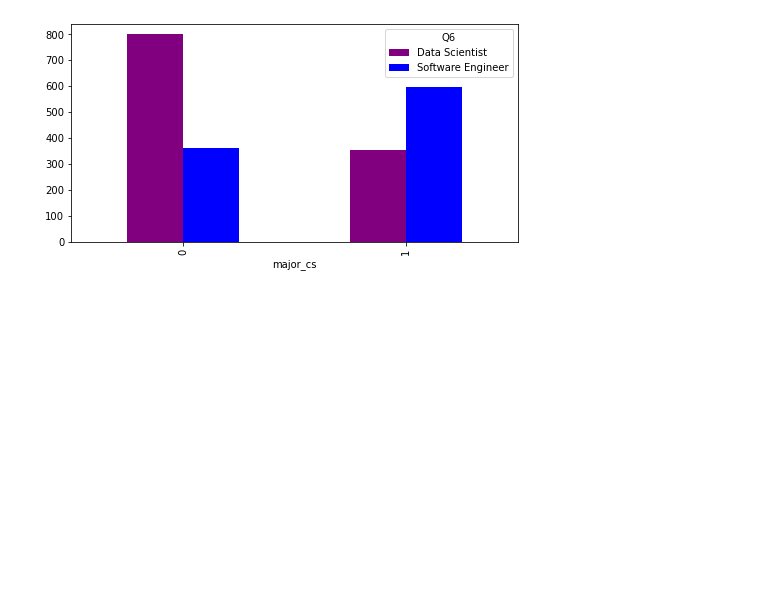
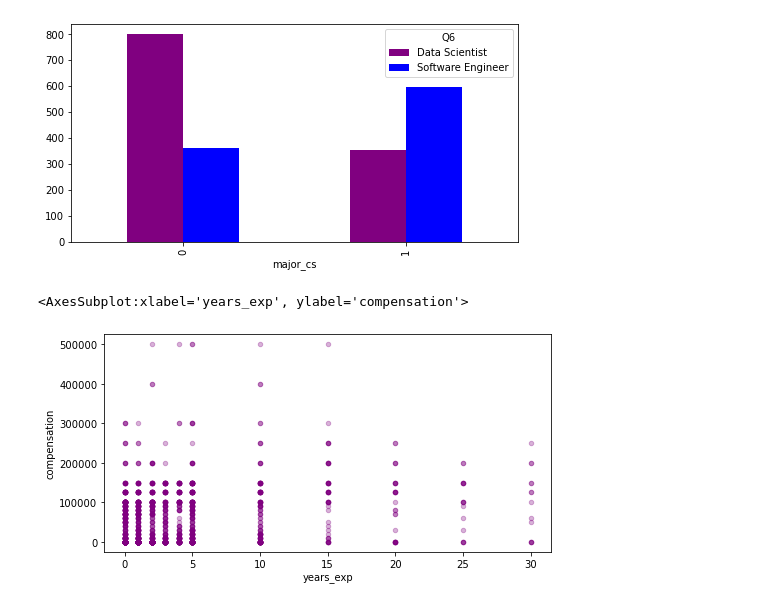
Before and after one commit to taniacsilva/Effective-XGBoost_book, a Jupyter notebook: model/eda.ipynb, the cells around one changed output. Drawn from its saved outputs; the diff is of its cells as text; code cells hidden in the pictures; blank space fills up the shorter version.

```diff
--- a/model/eda.ipynb
+++ b/model/eda.ipynb
@@ -71,3 +71,10 @@ crosstab_df.plot.bar(ax=ax, color=colors)
 # %% [output]
 <AxesSubplot:xlabel='major_cs'>
 [figure]
+# %%
+fig, ax = plt.subplots(figsize=(8, 4))
+(X_train
+.plot.scatter(x='years_exp', y='compensation', alpha=0.3, ax=ax, c='purple'))
+# %% [output]
+<AxesSubplot:xlabel='years_exp', ylabel='compensation'>
+[figure, added]
```
Also changed, not shown: parts of 1 cell of this notebook.
